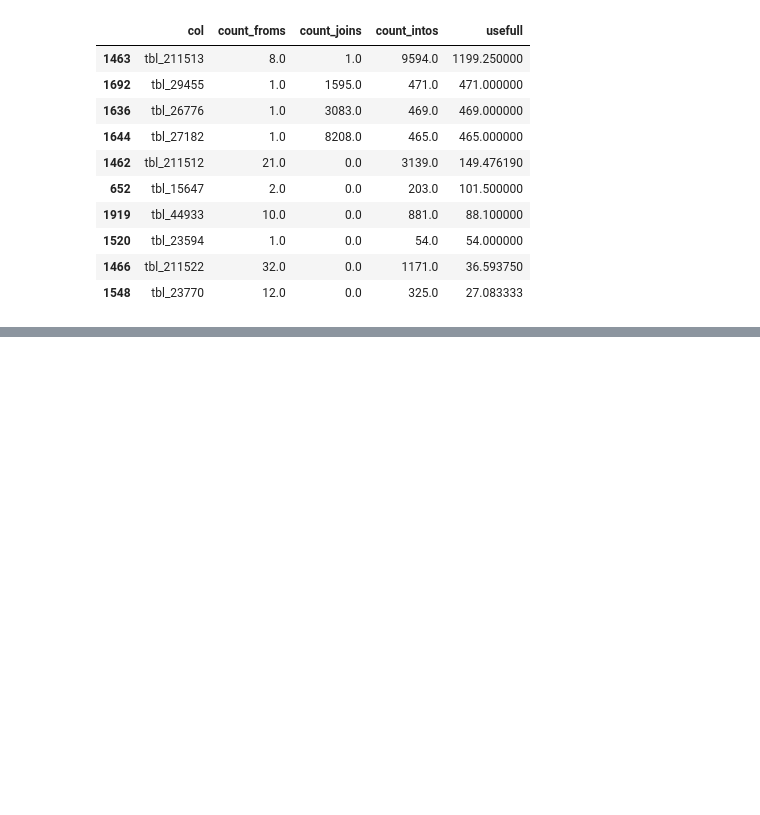
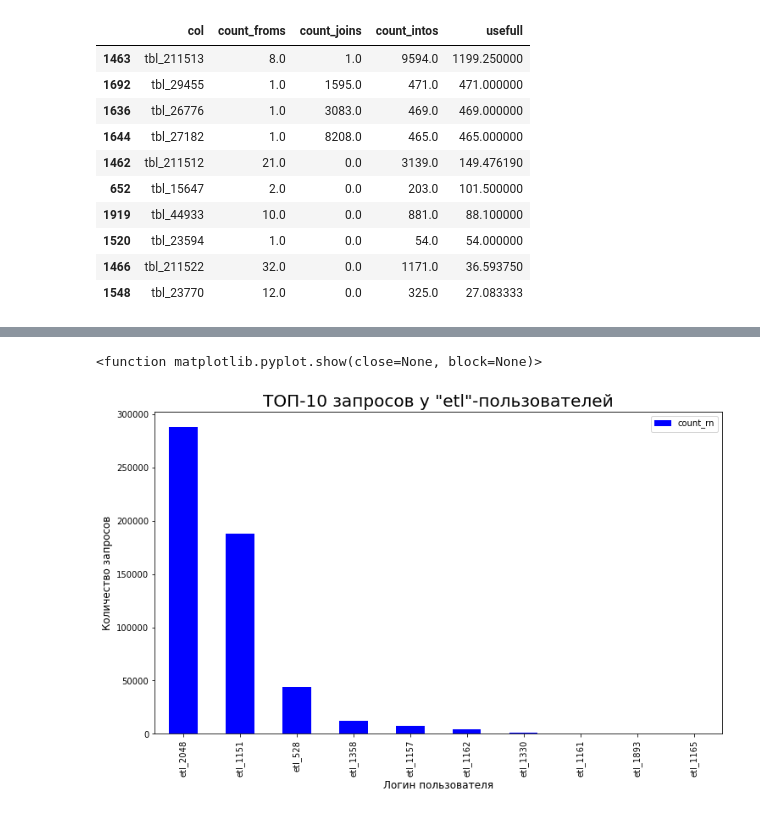
Before and after one commit to den-dw/skolkovo_hack, a Jupyter notebook: skolkovo_hack_2.0.ipynb, the cells around one changed output, grey strips where cells are left out. Drawn from its saved outputs; the diff is of its cells as text; code cells hidden in the pictures; blank space fills up the shorter version.

```diff
--- a/skolkovo_hack_2.0.ipynb
+++ b/skolkovo_hack_2.0.ipynb
@@ -124,0 +127,5 @@ df.head(10)
+# %%
+# сгруппируем по пользователям
+data_users = data.groupby('loguser').agg({'rn':'nunique'}).sort_values('rn', ascending=False).reset_index()
+data_users= data_users.rename(columns={'rn':'count_rn'})
+data_users.info()
@@ -124,0 +142,15 @@ df.head(10)
+# %%
+# разделим пользователей
+etl_users = data_users[data_users['loguser'].str.startswith('etl')]
+dev_users = data_users[data_users['loguser'].str.startswith('dev')]
+# %%
+# строим график ТОП-10 для etl
+etl_users = pd.pivot_table(etl_users, index='loguser', values='count_rn').sort_values('count_rn', ascending=False).head(10)
+etl_users.plot(kind='bar', figsize=(12,7), color = 'blue')
+plt.title('ТОП-10 запросов у "etl"-пользователей', fontsize=20)
+plt.xlabel('Логин пользователя', fontsize=12)
+plt.ylabel('Количество запросов', fontsize=12)
+plt.show
+# %% [output]
+<function matplotlib.pyplot.show(close=None, block=None)>
+[figure, added]
```
Also changed, not shown: parts of 10 cells of this notebook.
